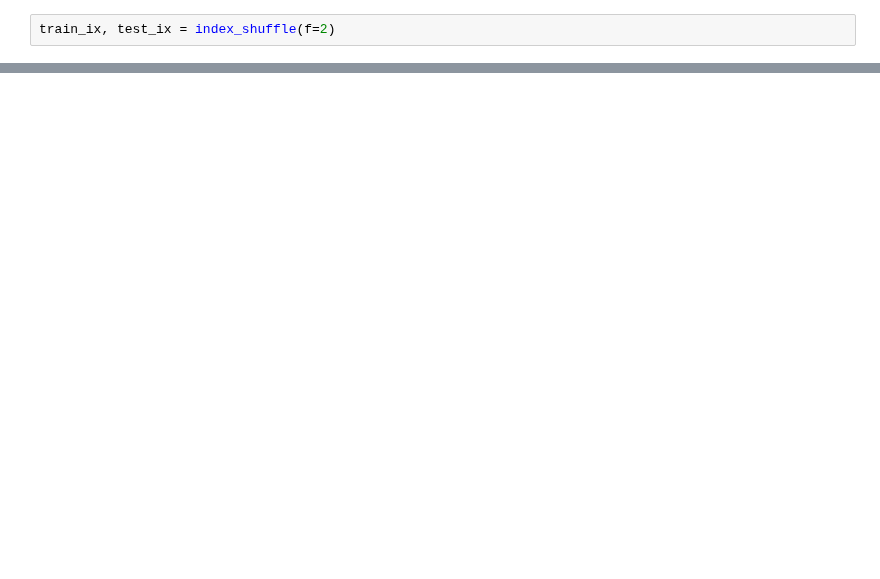
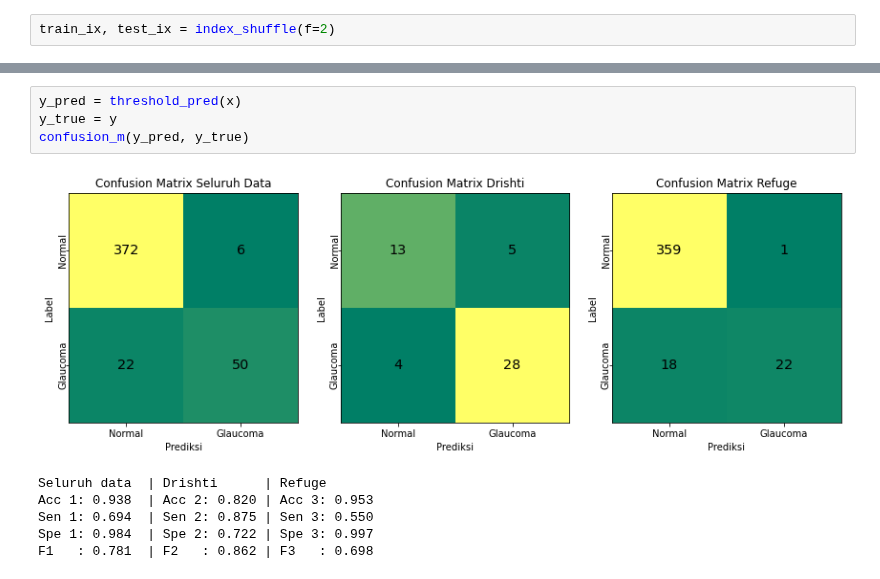
Before and after one commit to anasnafis77/Glaucoma-Detection-UNet, a Jupyter notebook: Glaucoma_inference.ipynb, the cells around one changed output, grey strips where cells are left out. Saved outputs shown, nothing was run; the diff lists cells and outputs as text; blank space fills up the shorter version.

```diff
--- a/Glaucoma_inference.ipynb
+++ b/Glaucoma_inference.ipynb
@@ -819,0 +813,11 @@ plt.show()
+# %%
+y_pred = threshold_pred(x)
+y_true = y
+confusion_m(y_pred, y_true)
+# %% [output]
+[figure, added]
+Seluruh data  | Drishti      | Refuge
+Acc 1: 0.938  | Acc 2: 0.820 | Acc 3: 0.953
+Sen 1: 0.694  | Sen 2: 0.875 | Sen 3: 0.550
+Spe 1: 0.984  | Spe 2: 0.722 | Spe 3: 0.997
+F1   : 0.781  | F2   : 0.862 | F3   : 0.698
```
Also changed, not shown: parts of 14 cells of this notebook.
